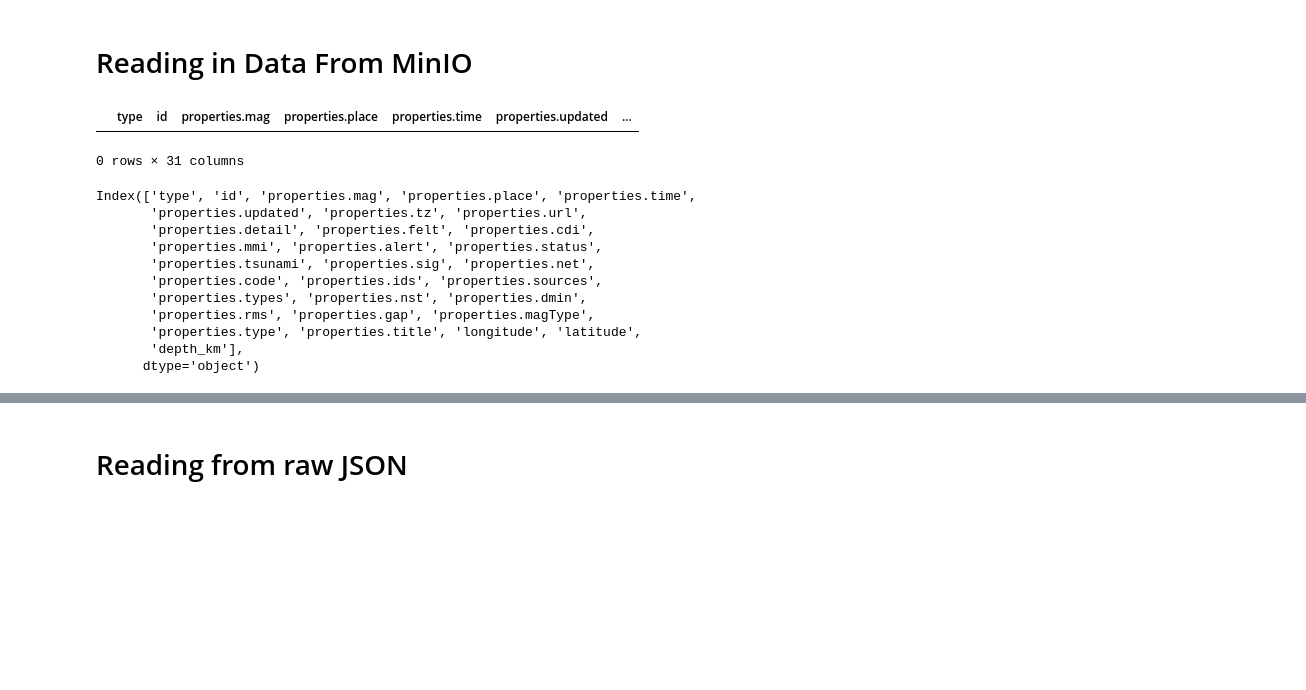
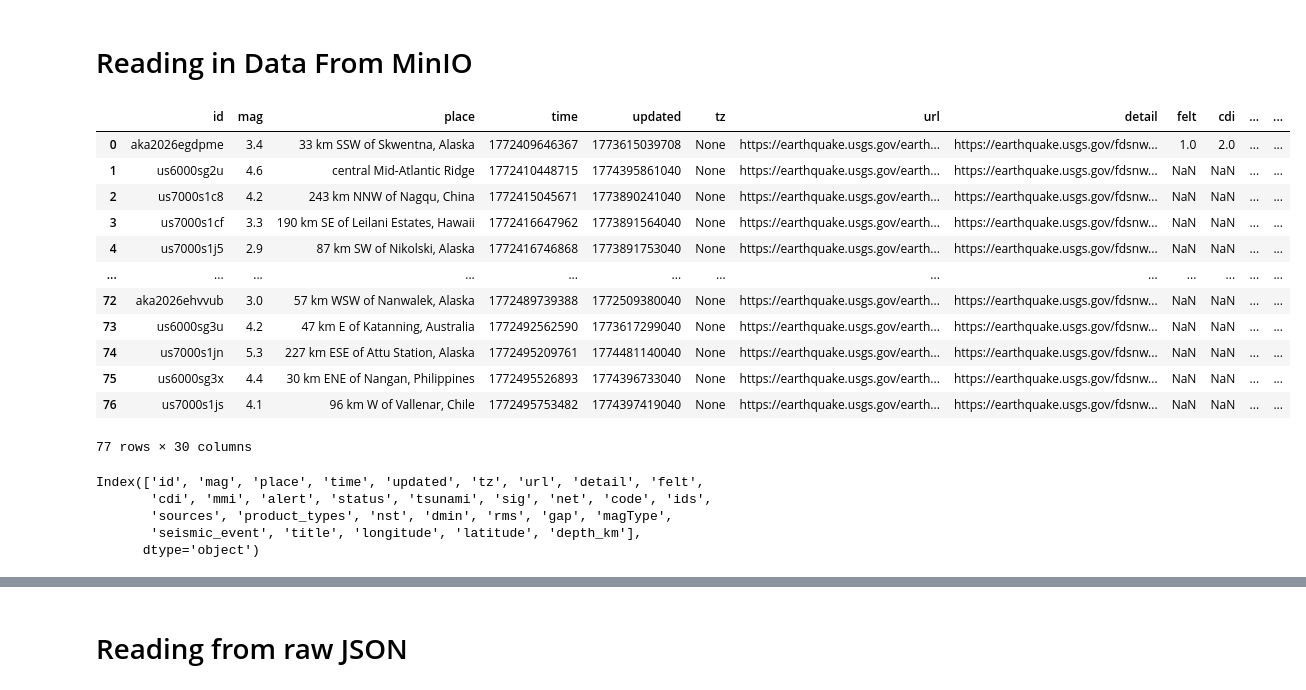
Before and after one commit to JustinBui/GeoCognition, a Jupyter notebook: prototype/3_EDA.ipynb, the cells around one changed output, grey strips where cells are left out. Drawn from its saved outputs; the diff is of its cells as text; code cells hidden in the pictures; blank space fills up the shorter version.

```diff
--- a/prototype/3_EDA.ipynb
+++ b/prototype/3_EDA.ipynb
@@ -23,42 +23,47 @@ True
 # %%
 # Connection settings
 endpoint = "localhost:9000"  # Update if using a different host/portq
 access_key = os.getenv("MINIO_ACCESS_KEY", "minio")
 secret_key = os.getenv("MINIO_SECRET_KEY", "minio123")
 
 client = Minio(
     endpoint,
     access_key=access_key,
     secret_key=secret_key,
     secure=False,
 )
 
 BUCKET_NAME = "earthquake-curated"
-OBJECT_NAME = "year=2026/month=03/day=26/flattened.parquet"
+OBJECT_NAME = "year=2026/month=03/day=02/flattened.parquet"
 
 response = client.get_object(BUCKET_NAME, OBJECT_NAME)
 try:
     payload = pd.read_parquet(io.BytesIO(response.read()))
 finally:
     response.close()
     response.release_conn()
 
 payload
 # %% [output]
-|  | type | id | properties.mag | properties.place | properties.time | properties.updated | ... |
+|  | id | mag | place | time | updated | tz | url | detail | felt | cdi | ... | ... |
+| 0 | aka2026egdpme | 3.4 | 33 km SSW of Skwentna, Alaska | 1772409646367 | 1773615039708 | None | https://earthquake.usgs.gov/earth... | https://earthquake.usgs.gov/fdsnw... | 1.0 | 2.0 | ... | ... |
+| 1 | us6000sg2u | 4.6 | central Mid-Atlantic Ridge | 1772410448715 | 1774395861040 | None | https://earthquake.usgs.gov/earth... | https://earthquake.usgs.gov/fdsnw... | NaN | NaN | ... | ... |
+| 2 | us7000s1c8 | 4.2 | 243 km NNW of Nagqu, China | 1772415045671 | 1773890241040 | None | https://earthquake.usgs.gov/earth... | https://earthquake.usgs.gov/fdsnw... | NaN | NaN | ... | ... |
+| 3 | us7000s1cf | 3.3 | 190 km SE of Leilani Estates, Hawaii | 1772416647962 | 1773891564040 | None | https://earthquake.usgs.gov/earth... | https://earthquake.usgs.gov/fdsnw... | NaN | NaN | ... | ... |
+| 4 | us7000s1j5 | 2.9 | 87 km SW of Nikolski, Alaska | 1772416746868 | 1773891753040 | None | https://earthquake.usgs.gov/earth... | https://earthquake.usgs.gov/fdsnw... | NaN | NaN | ... | ... |
+| ... | ... | ... | ... | ... | ... | ... | ... | ... | ... | ... | ... | ... |
+| 72 | aka2026ehvvub | 3.0 | 57 km WSW of Nanwalek, Alaska | 1772489739388 | 1772509380040 | None | https://earthquake.usgs.gov/earth... | https://earthquake.usgs.gov/fdsnw... | NaN | NaN | ... | ... |
+| 73 | us6000sg3u | 4.2 | 47 km E of Katanning, Australia | 1772492562590 | 1773617299040 | None | https://earthquake.usgs.gov/earth... | https://earthquake.usgs.gov/fdsnw... | NaN | NaN | ... | ... |
+| 74 | us7000s1jn | 5.3 | 227 km ESE of Attu Station, Alaska | 1772495209761 | 1774481140040 | None | https://earthquake.usgs.gov/earth... | https://earthquake.usgs.gov/fdsnw... | NaN | NaN | ... | ... |
+| 75 | us6000sg3x | 4.4 | 30 km ENE of Nangan, Philippines | 1772495526893 | 1774396733040 | None | https://earthquake.usgs.gov/earth... | https://earthquake.usgs.gov/fdsnw... | NaN | NaN | ... | ... |
+| 76 | us7000s1js | 4.1 | 96 km W of Vallenar, Chile | 1772495753482 | 1774397419040 | None | https://earthquake.usgs.gov/earth... | https://earthquake.usgs.gov/fdsnw... | NaN | NaN | ... | ... |
-0 rows × 31 columns
+77 rows × 30 columns
 # %%
 columns = payload.columns
 columns
 # %% [output]
-Index(['type', 'id', 'properties.mag', 'properties.place', 'properties.time',
-       'properties.updated', 'properties.tz', 'properties.url',
-       'properties.detail', 'properties.felt', 'properties.cdi',
-       'properties.mmi', 'properties.alert', 'properties.status',
-       'properties.tsunami', 'properties.sig', 'properties.net',
-       'properties.code', 'properties.ids', 'properties.sources',
-       'properties.types', 'properties.nst', 'properties.dmin',
-       'properties.rms', 'properties.gap', 'properties.magType',
-       'properties.type', 'properties.title', 'longitude', 'latitude',
-       'depth_km'],
+Index(['id', 'mag', 'place', 'time', 'updated', 'tz', 'url', 'detail', 'felt',
+       'cdi', 'mmi', 'alert', 'status', 'tsunami', 'sig', 'net', 'code', 'ids',
+       'sources', 'product_types', 'nst', 'dmin', 'rms', 'gap', 'magType',
+       'seismic_event', 'title', 'longitude', 'latitude', 'depth_km'],
       dtype='object')
```
Also changed, not shown: parts of 3 cells of this notebook, 11 other files.
